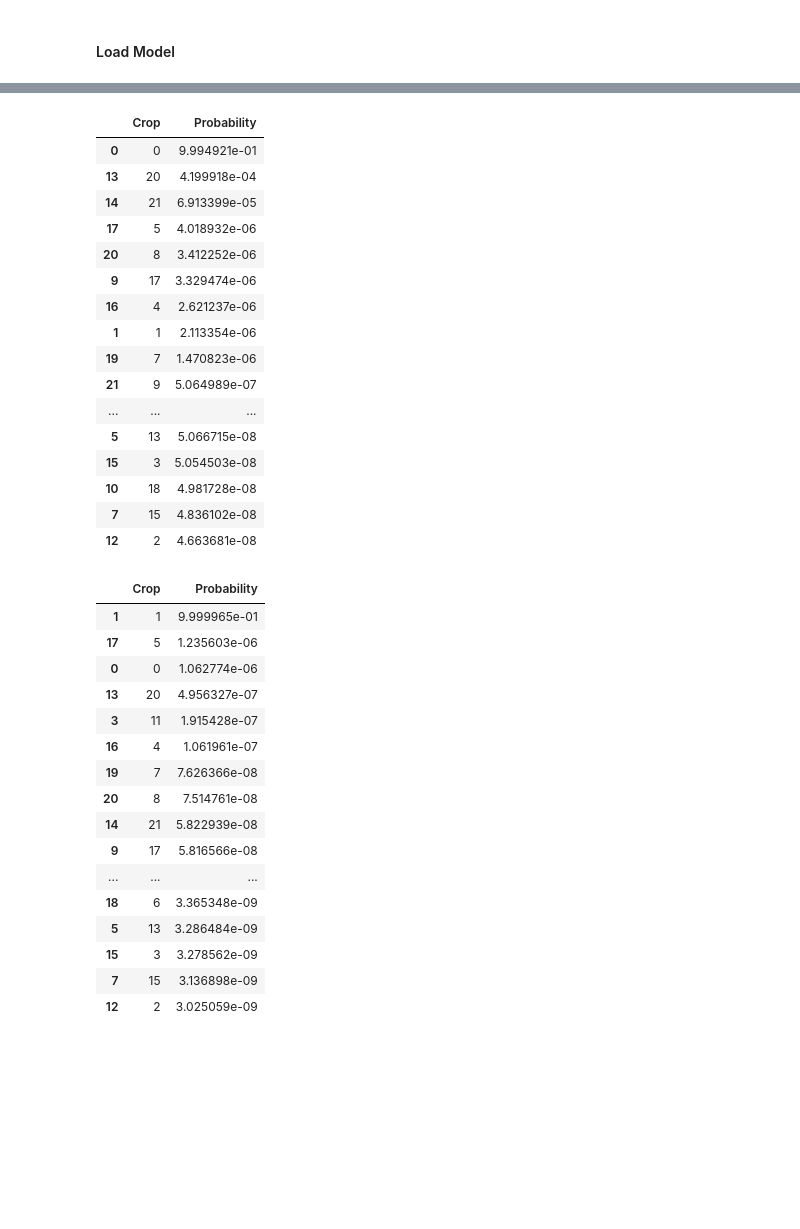
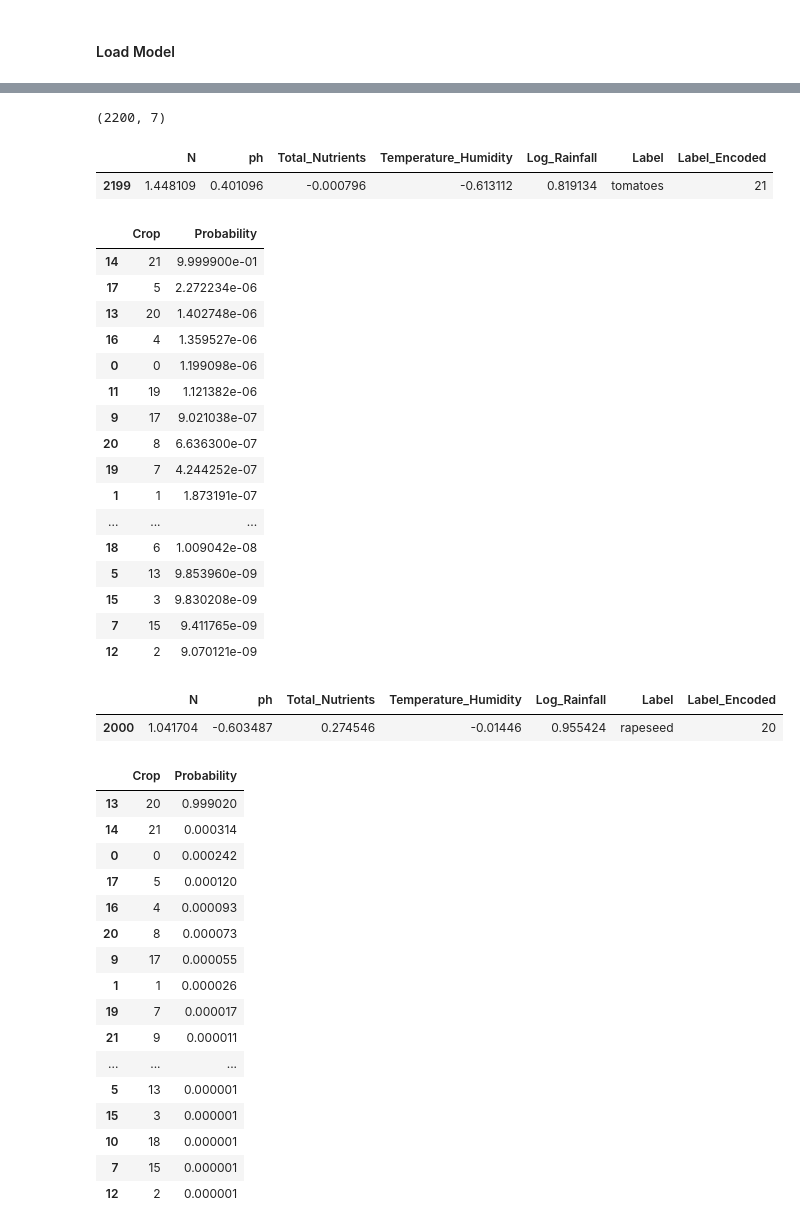
Before and after one commit to Saranga99/intellihack, a Jupyter notebook: Crop Prediction.ipynb, the cells around one changed output, grey strips where cells are left out. Drawn from its saved outputs; the diff is of its cells as text; code cells hidden in the pictures; blank space fills up the shorter version.

```diff
--- a/Crop Prediction.ipynb
+++ b/Crop Prediction.ipynb
@@ -361,43 +361,57 @@ label_dict
  19: 'potatoes',
  20: 'rapeseed',
  21: 'tomatoes'}
+# %%
+df.shape
+# %% [output]
+(2200, 7)
+# %%
+df.iloc[[2199]]
+# %% [output]
+|  | N | ph | Total_Nutrients | Temperature_Humidity | Log_Rainfall | Label | Label_Encoded |
+| 2199 | 1.448109 | 0.401096 | -0.000796 | -0.613112 | 0.819134 | tomatoes | 21 |
 # %%
-predict_classes(loaded_model,df[x_features].iloc[[0]])
+predict_classes(loaded_model,df[x_features].iloc[[2199]])
 # %% [output]
 |  | Crop | Probability |
-| 0 | 0 | 9.994921e-01 |
-| 13 | 20 | 4.199918e-04 |
-| 14 | 21 | 6.913399e-05 |
-| 17 | 5 | 4.018932e-06 |
-| 20 | 8 | 3.412252e-06 |
-| 9 | 17 | 3.329474e-06 |
-| 16 | 4 | 2.621237e-06 |
-| 1 | 1 | 2.113354e-06 |
-| 19 | 7 | 1.470823e-06 |
-| 21 | 9 | 5.064989e-07 |
+| 14 | 21 | 9.999900e-01 |
+| 17 | 5 | 2.272234e-06 |
+| 13 | 20 | 1.402748e-06 |
+| 16 | 4 | 1.359527e-06 |
+| 0 | 0 | 1.199098e-06 |
+| 11 | 19 | 1.121382e-06 |
+| 9 | 17 | 9.021038e-07 |
+| 20 | 8 | 6.636300e-07 |
+| 19 | 7 | 4.244252e-07 |
+| 1 | 1 | 1.873191e-07 |
 | ... | ... | ... |
-| 5 | 13 | 5.066715e-08 |
-| 15 | 3 | 5.054503e-08 |
-| 10 | 18 | 4.981728e-08 |
-| 7 | 15 | 4.836102e-08 |
-| 12 | 2 | 4.663681e-08 |
+| 18 | 6 | 1.009042e-08 |
+| 5 | 13 | 9.853960e-09 |
+| 15 | 3 | 9.830208e-09 |
+| 7 | 15 | 9.411765e-09 |
+| 12 | 2 | 9.070121e-09 |
+# %%
+df.iloc[[2000]]
+# %% [output]
+|  | N | ph | Total_Nutrients | Temperature_Humidity | Log_Rainfall | Label | Label_Encoded |
+| 2000 | 1.041704 | -0.603487 | 0.274546 | -0.01446 | 0.955424 | rapeseed | 20 |
 # %%
-predict_classes(model,df[x_features].iloc[[100]])
+predict_classes(model,df[x_features].iloc[[2000]])
 # %% [output]
 |  | Crop | Probability |
-| 1 | 1 | 9.999965e-01 |
-| 17 | 5 | 1.235603e-06 |
-| 0 | 0 | 1.062774e-06 |
-| 13 | 20 | 4.956327e-07 |
-| 3 | 11 | 1.915428e-07 |
-| 16 | 4 | 1.061961e-07 |
-| 19 | 7 | 7.626366e-08 |
-| 20 | 8 | 7.514761e-08 |
-| 14 | 21 | 5.822939e-08 |
-| 9 | 17 | 5.816566e-08 |
+| 13 | 20 | 0.999020 |
+| 14 | 21 | 0.000314 |
+| 0 | 0 | 0.000242 |
+| 17 | 5 | 0.000120 |
+| 16 | 4 | 0.000093 |
+| 20 | 8 | 0.000073 |
+| 9 | 17 | 0.000055 |
+| 1 | 1 | 0.000026 |
+| 19 | 7 | 0.000017 |
+| 21 | 9 | 0.000011 |
 | ... | ... | ... |
-| 18 | 6 | 3.365348e-09 |
-| 5 | 13 | 3.286484e-09 |
-| 15 | 3 | 3.278562e-09 |
-| 7 | 15 | 3.136898e-09 |
-| 12 | 2 | 3.025059e-09 |
+| 5 | 13 | 0.000001 |
+| 15 | 3 | 0.000001 |
+| 10 | 18 | 0.000001 |
+| 7 | 15 | 0.000001 |
+| 12 | 2 | 0.000001 |
```
Also changed, not shown: parts of 8 cells of this notebook, 1 other file.
